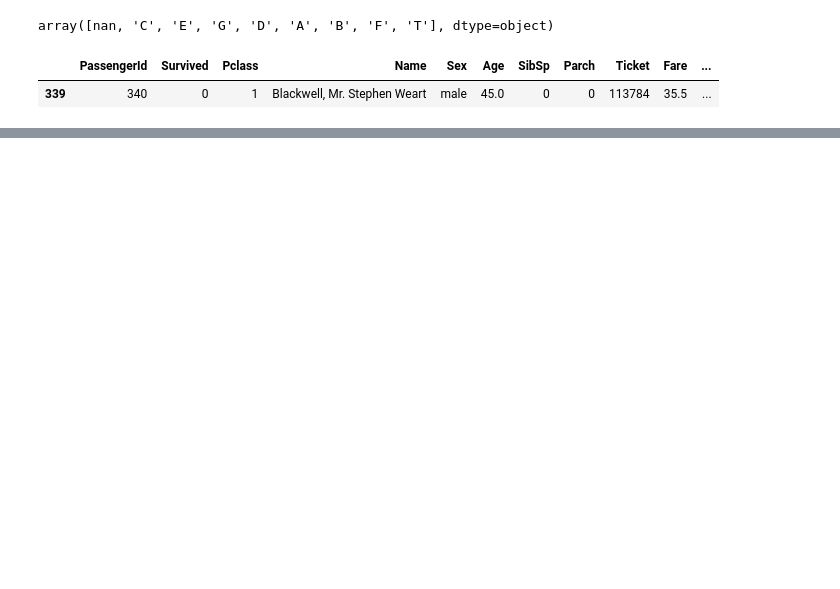
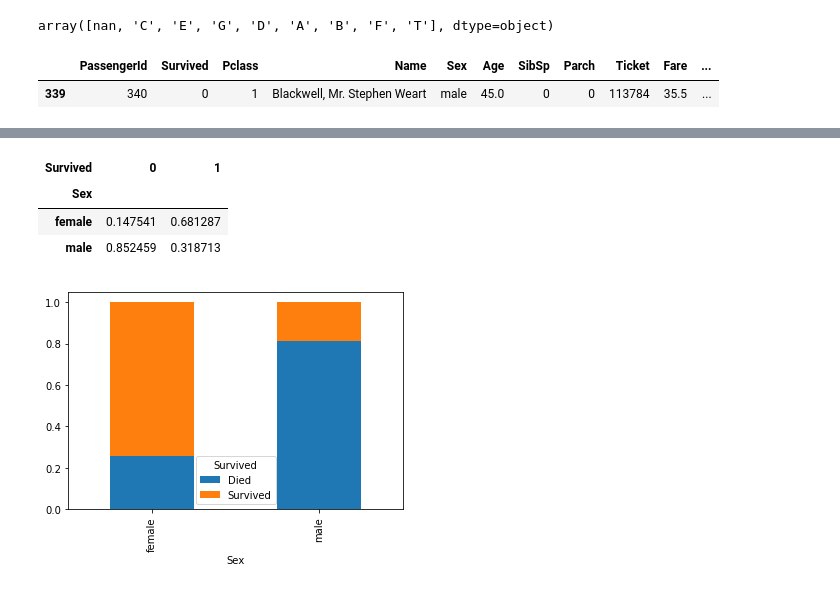
Before and after one commit to ppkn/udacity-titanic, a Jupyter notebook: Draft.ipynb, the cells around one changed output, grey strips where cells are left out. Cells and saved outputs as stored; diff of their text form; code cells hidden in the pictures; blank space fills up the shorter version.

```diff
--- a/Draft.ipynb
+++ b/Draft.ipynb
@@ -58,0 +82,11 @@ deck_counts.plot(kind='bar');
+# %%
+pd.crosstab(titanic_data['Sex'], titanic_data['Survived'], normalize=1)
+# %% [output]
+| Survived | 0 | 1 |
+| Sex |  |  |
+| female | 0.147541 | 0.681287 |
+| male | 0.852459 | 0.318713 |
+# %%
+pd.crosstab(titanic_data['Sex'], titanic_data['Survived'].apply(label_survived), normalize=0).plot.bar(stacked=True);
+# %% [output]
+[figure, added]
```
Also changed, not shown: parts of 16 cells of this notebook, 2 other files.
